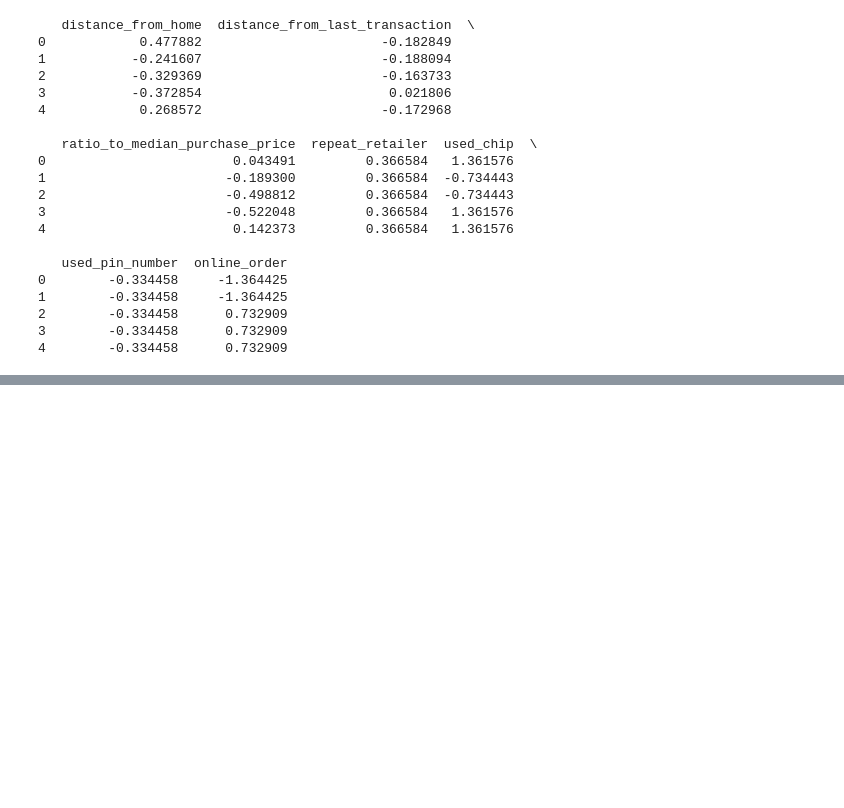
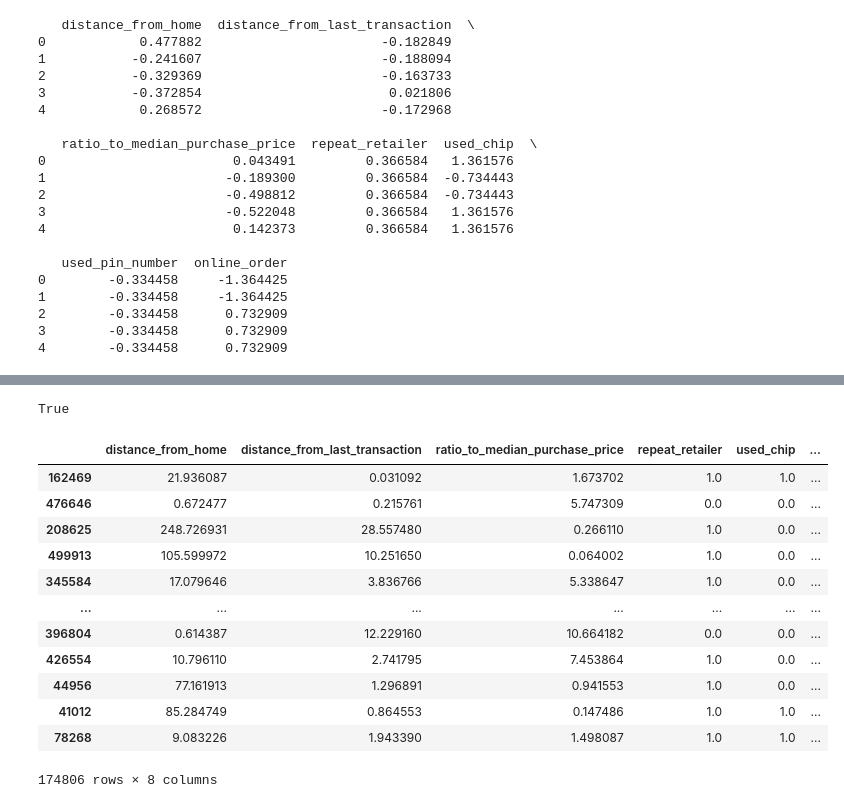
Before and after one commit to gordonmod8/team_project, a Jupyter notebook: src/credit_card_fraud_code.ipynb, the cells around one changed output, grey strips where cells are left out. Drawn from its saved outputs; the diff is of its cells as text; code cells hidden in the pictures; blank space fills up the shorter version.

```diff
--- a/src/credit_card_fraud_code.ipynb
+++ b/src/credit_card_fraud_code.ipynb
@@ -220,0 +229,29 @@ print(prediction_accuracy)
+# %%
+s = 5
+np.random.seed(s)
+
+df_fraud = df.loc[df.fraud==True]
+df_full_notfraud = df.loc[df.fraud==False]
+undersplit = np.random.choice([True, False], size=len(df_full_notfraud), replace=True, p=[0.5, 0.5])
+df_under_notfraud = df_full_notfraud[undersplit][:len(df_fraud)]
+
+df_subsample_0 = pd.concat([df_under_notfraud,df_fraud])
+df_subsample = df_subsample_0.sample(frac=1, random_state=s)
+
+print(len(df_subsample) == 2*len(df_fraud))
+df_subsample
+# %% [output]
+True
+|  | distance_from_home | distance_from_last_transaction | ratio_to_median_purchase_price | repeat_retailer | used_chip | ... |
+| 162469 | 21.936087 | 0.031092 | 1.673702 | 1.0 | 1.0 | ... |
+| 476646 | 0.672477 | 0.215761 | 5.747309 | 0.0 | 0.0 | ... |
+| 208625 | 248.726931 | 28.557480 | 0.266110 | 1.0 | 0.0 | ... |
+| 499913 | 105.599972 | 10.251650 | 0.064002 | 1.0 | 0.0 | ... |
+| 345584 | 17.079646 | 3.836766 | 5.338647 | 1.0 | 0.0 | ... |
+| ... | ... | ... | ... | ... | ... | ... |
+| 396804 | 0.614387 | 12.229160 | 10.664182 | 0.0 | 0.0 | ... |
+| 426554 | 10.796110 | 2.741795 | 7.453864 | 1.0 | 0.0 | ... |
+| 44956 | 77.161913 | 1.296891 | 0.941553 | 1.0 | 0.0 | ... |
+| 41012 | 85.284749 | 0.864553 | 0.147486 | 1.0 | 1.0 | ... |
+| 78268 | 9.083226 | 1.943390 | 1.498087 | 1.0 | 1.0 | ... |
+174806 rows × 8 columns
```
Also changed, not shown: parts of 10 cells of this notebook, 1 other file.
